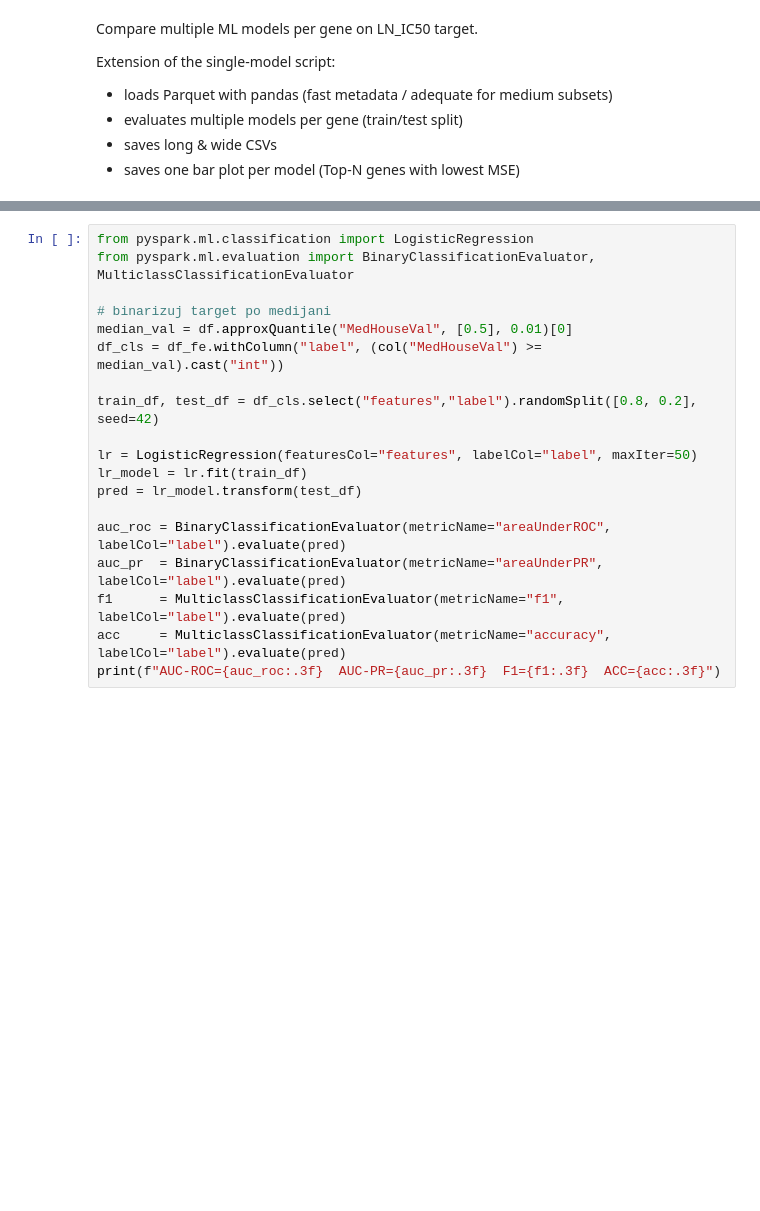
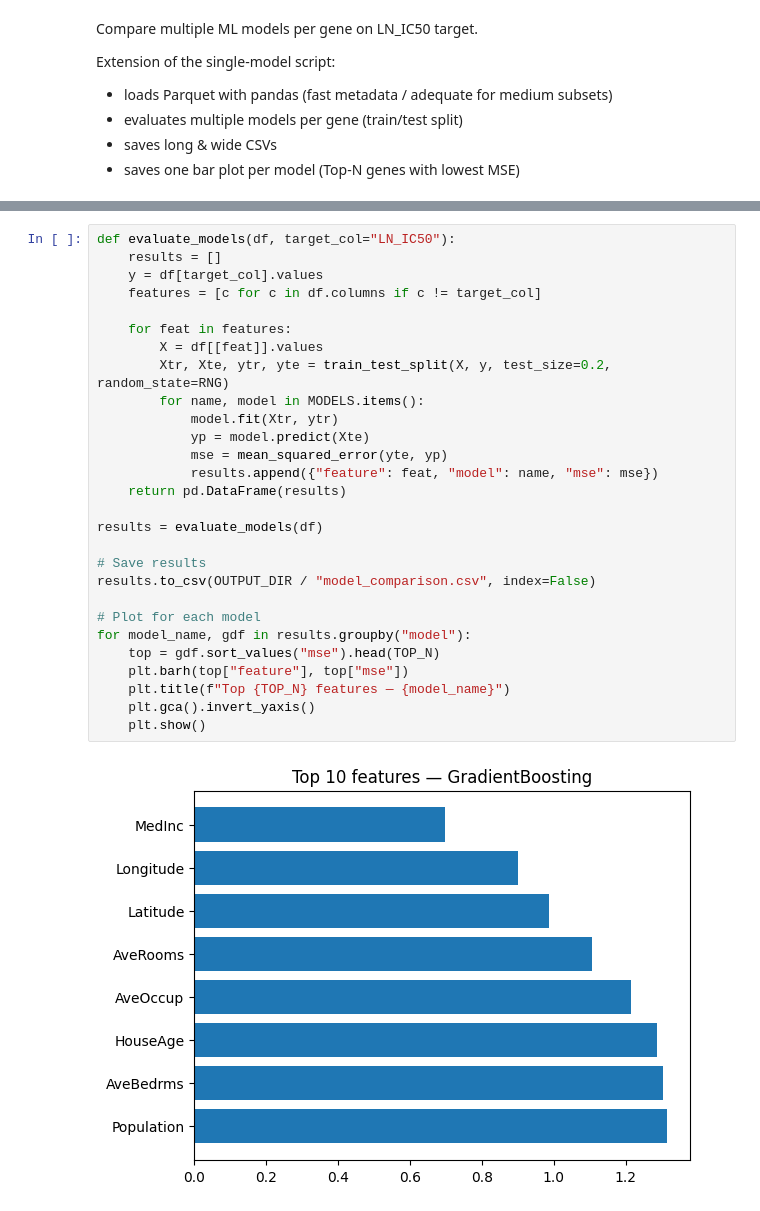
Before and after one commit to anastev982/DeepNets-Playground, a Jupyter notebook: case_studies/big_data_project/compare_models.ipynb, the cells around one changed output, grey strips where cells are left out. Cells and saved outputs as stored; diff of their text form; blank space fills up the shorter version.

```diff
--- a/case_studies/big_data_project/compare_models.ipynb
+++ b/case_studies/big_data_project/compare_models.ipynb
@@ -102,19 +183,30 @@ print(df.head())
 # %%
-from pyspark.ml.classification import LogisticRegression
-from pyspark.ml.evaluation import BinaryClassificationEvaluator, MulticlassClassificationEvaluator
+def evaluate_models(df, target_col="LN_IC50"):
+    results = []
+    y = df[target_col].values
+    features = [c for c in df.columns if c != target_col]
 
-# binarizuj target po medijani
-median_val = df.approxQuantile("MedHouseVal", [0.5], 0.01)[0]
-df_cls = df_fe.withColumn("label", (col("MedHouseVal") >= median_val).cast("int"))
+    for feat in features:
+        X = df[[feat]].values
+        Xtr, Xte, ytr, yte = train_test_split(X, y, test_size=0.2, random_state=RNG)
+        for name, model in MODELS.items():
+            model.fit(Xtr, ytr)
+            yp = model.predict(Xte)
+            mse = mean_squared_error(yte, yp)
+            results.append({"feature": feat, "model": name, "mse": mse})
+    return pd.DataFrame(results)
 
-train_df, test_df = df_cls.select("features","label").randomSplit([0.8, 0.2], seed=42)
+results = evaluate_models(df)
 
-lr = LogisticRegression(featuresCol="features", labelCol="label", maxIter=50)
-lr_model = lr.fit(train_df)
-pred = lr_model.transform(test_df)
+# Save results
+results.to_csv(OUTPUT_DIR / "model_comparison.csv", index=False)
 
-auc_roc = BinaryClassificationEvaluator(metricName="areaUnderROC", labelCol="label").evaluate(pred)
-auc_pr  = BinaryClassificationEvaluator(metricName="areaUnderPR",  labelCol="label").evaluate(pred)
-f1      = MulticlassClassificationEvaluator(metricName="f1",       labelCol="label").evaluate(pred)
-acc     = MulticlassClassificationEvaluator(metricName="accuracy", labelCol="label").evaluate(pred)
-print(f"AUC-ROC={auc_roc:.3f}  AUC-PR={auc_pr:.3f}  F1={f1:.3f}  ACC={acc:.3f}")
+# Plot for each model
+for model_name, gdf in results.groupby("model"):
+    top = gdf.sort_values("mse").head(TOP_N)
+    plt.barh(top["feature"], top["mse"])
+    plt.title(f"Top {TOP_N} features — {model_name}")
+    plt.gca().invert_yaxis()
+    plt.show()
+# %% [output]
+[figure, added]
```
Also changed, not shown: parts of 8 cells of this notebook, 11 other files.
